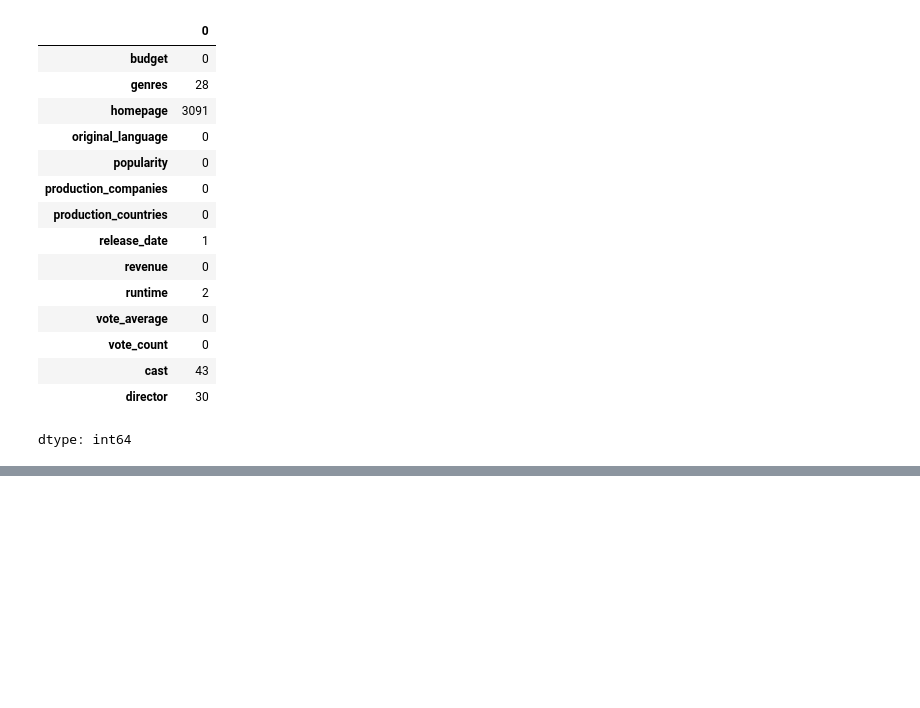
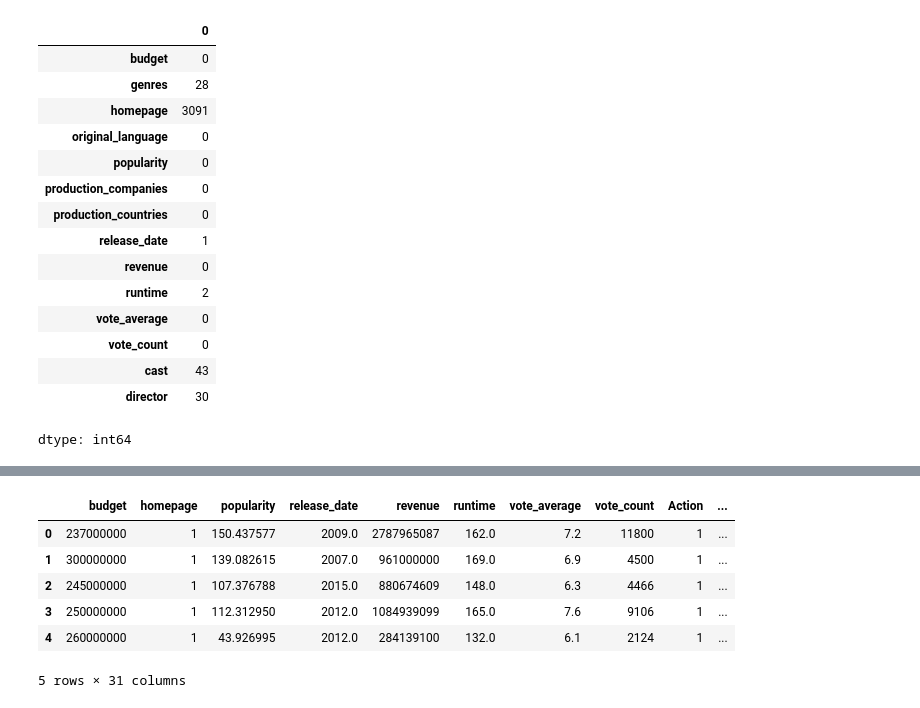
Before and after one commit to leonnmarcoo/CCADMACL_COM232_PROJECT, a Jupyter notebook: data_preprocessing.ipynb, the cells around one changed output, grey strips where cells are left out. Cells and saved outputs as stored; diff of their text form; code cells hidden in the pictures; blank space fills up the shorter version.

```diff
--- a/data_preprocessing.ipynb
+++ b/data_preprocessing.ipynb
@@ -211,0 +252,10 @@ df = df.drop(columns=['director'])
+# %%
+lang_counts = df['original_language'].value_counts()
+
+low_count_langs = lang_counts[lang_counts < 20].index.tolist()
+
+df['original_language'] = df['original_language'].apply(
+    lambda x: x if x not in low_count_langs else None
+)
+
+print(f"Languages with counts less than 20 removed from 'original_language' column: {low_count_langs}")
@@ -211,0 +264,2 @@ df = df.drop(columns=['director'])
+# %%
+df = pd.get_dummies(df, columns=['original_language'], prefix='lang', dtype=int)
@@ -211,0 +307,10 @@ df = df.drop(columns=['director'])
+# %%
+company_counts = df['production_companies'].explode().value_counts()
+
+low_count_companies = company_counts[company_counts < 100].index.tolist()
+
+df['production_companies'] = df['production_companies'].apply(
+    lambda x: [company for company in x if company not in low_count_companies] if isinstance(x, list) else []
+)
+
+print(f"Production companies with counts less than 100 removed from 'production_companies' column: {low_count_companies}")
@@ -212,2 +434,5 @@ df = df.drop(columns=['director'])
+# %%
+columns_to_drop = ['production_companies', 'production_countries', 'cast', 'director']
+df.drop(columns=columns_to_drop, inplace=True)
 # %%
 df.head()
@@ -221,0 +536,10 @@ df.isnull().sum()
+# %%
+df.head()
+# %% [output]
+|  | budget | homepage | popularity | release_date | revenue | runtime | vote_average | vote_count | Action | ... |
+| 0 | 237000000 | 1 | 150.437577 | 2009.0 | 2787965087 | 162.0 | 7.2 | 11800 | 1 | ... |
+| 1 | 300000000 | 1 | 139.082615 | 2007.0 | 961000000 | 169.0 | 6.9 | 4500 | 1 | ... |
+| 2 | 245000000 | 1 | 107.376788 | 2015.0 | 880674609 | 148.0 | 6.3 | 4466 | 1 | ... |
+| 3 | 250000000 | 1 | 112.312950 | 2012.0 | 1084939099 | 165.0 | 7.6 | 9106 | 1 | ... |
+| 4 | 260000000 | 1 | 43.926995 | 2012.0 | 284139100 | 132.0 | 6.1 | 2124 | 1 | ... |
+5 rows × 31 columns
```
Also changed, not shown: parts of 45 cells of this notebook.
